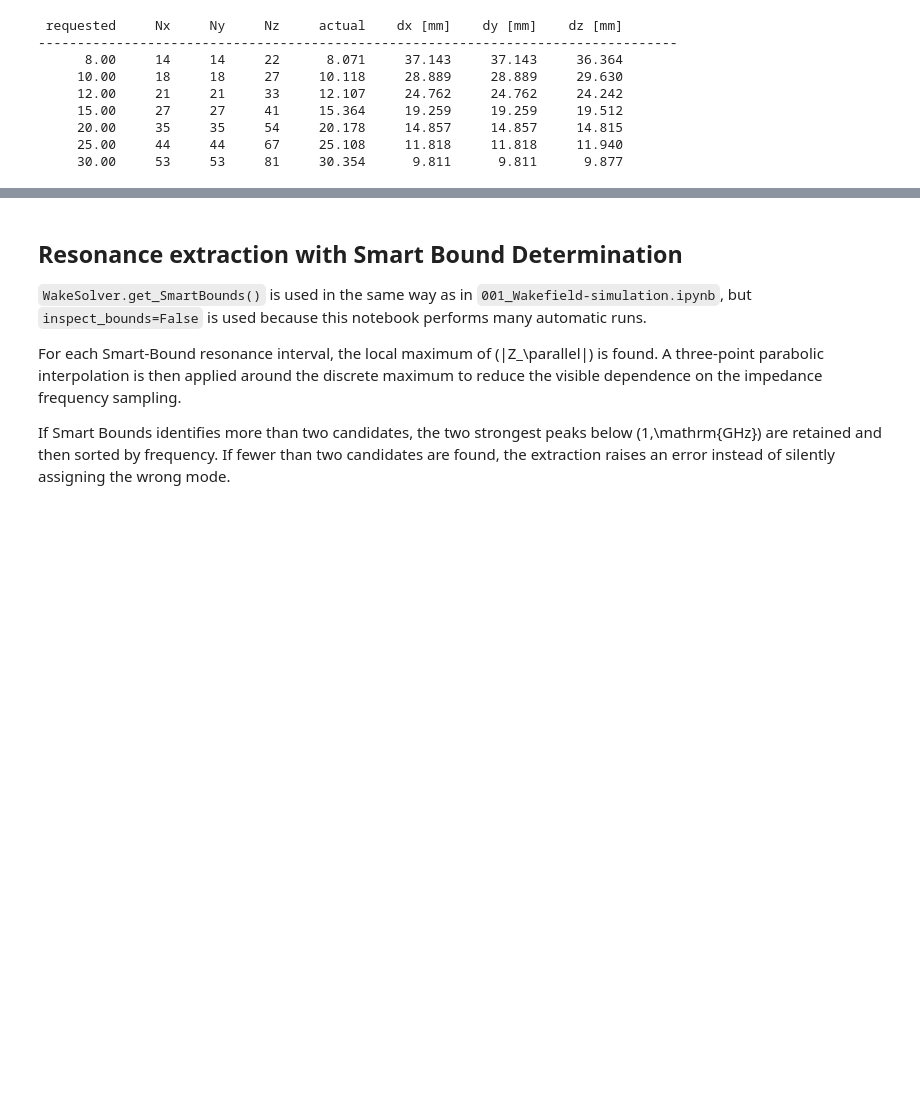
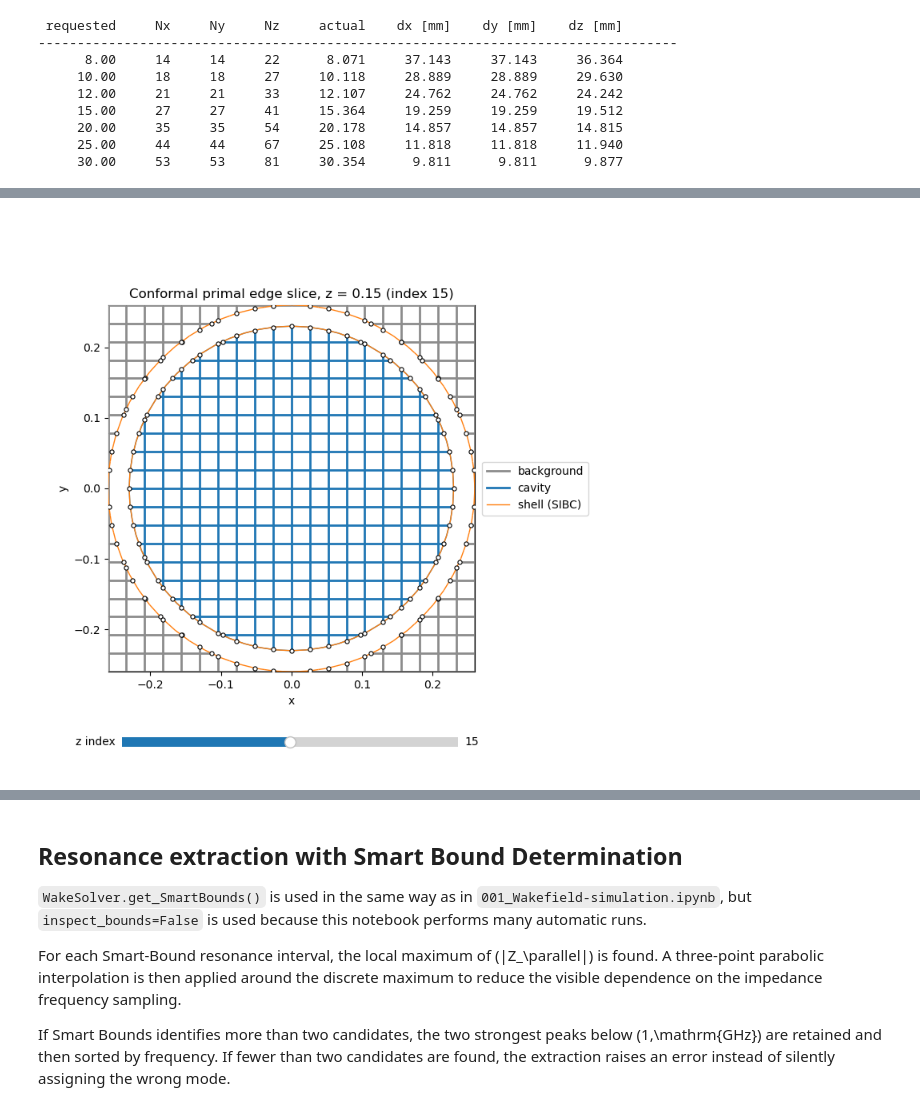
Before and after one commit to hschreib-tet/Wakis, a Jupyter notebook: notebooks/012_cavity_conformal_mesh_convergence.ipynb, the cells around one changed output, grey strips where cells are left out. Cells and saved outputs as stored; diff of their text form; code cells hidden in the pictures; blank space fills up the shorter version.

```diff
--- a/notebooks/012_cavity_conformal_mesh_convergence.ipynb
+++ b/notebooks/012_cavity_conformal_mesh_convergence.ipynb
@@ -250,0 +321,12 @@ for npwl in NPWL_VALUES:
+# %%
+ax = solver.plot_conformal_primal_edge_slice(
+    normal="z",
+    # index=slice_index,
+    show_full_grid=False,
+    show_stl=True,
+    show_intersection_marker=True,
+)
+
+plt.show()
+# %% [output]
+[figure, added]
```
Also changed, not shown: parts of 9 cells of this notebook, 4 other files.
